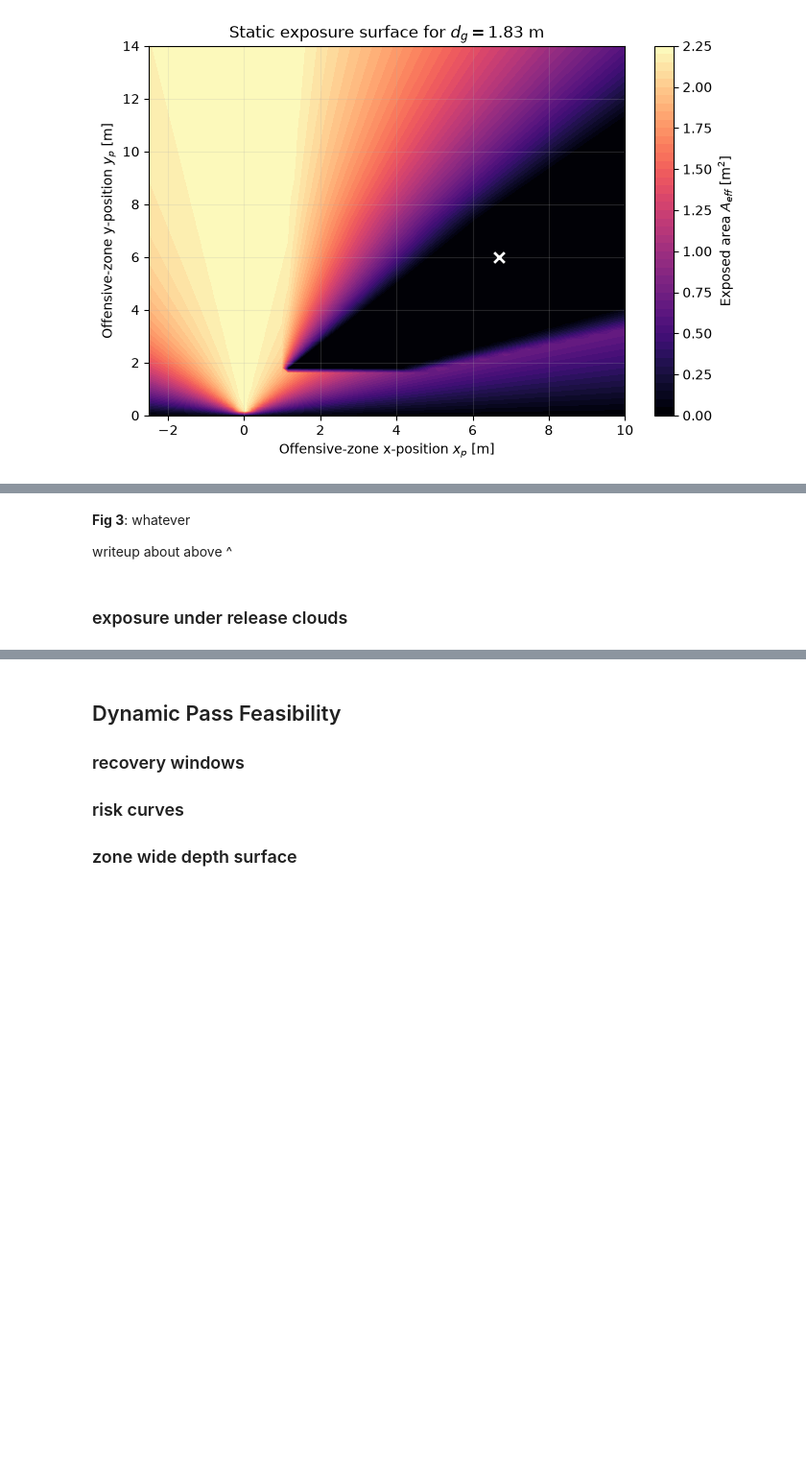
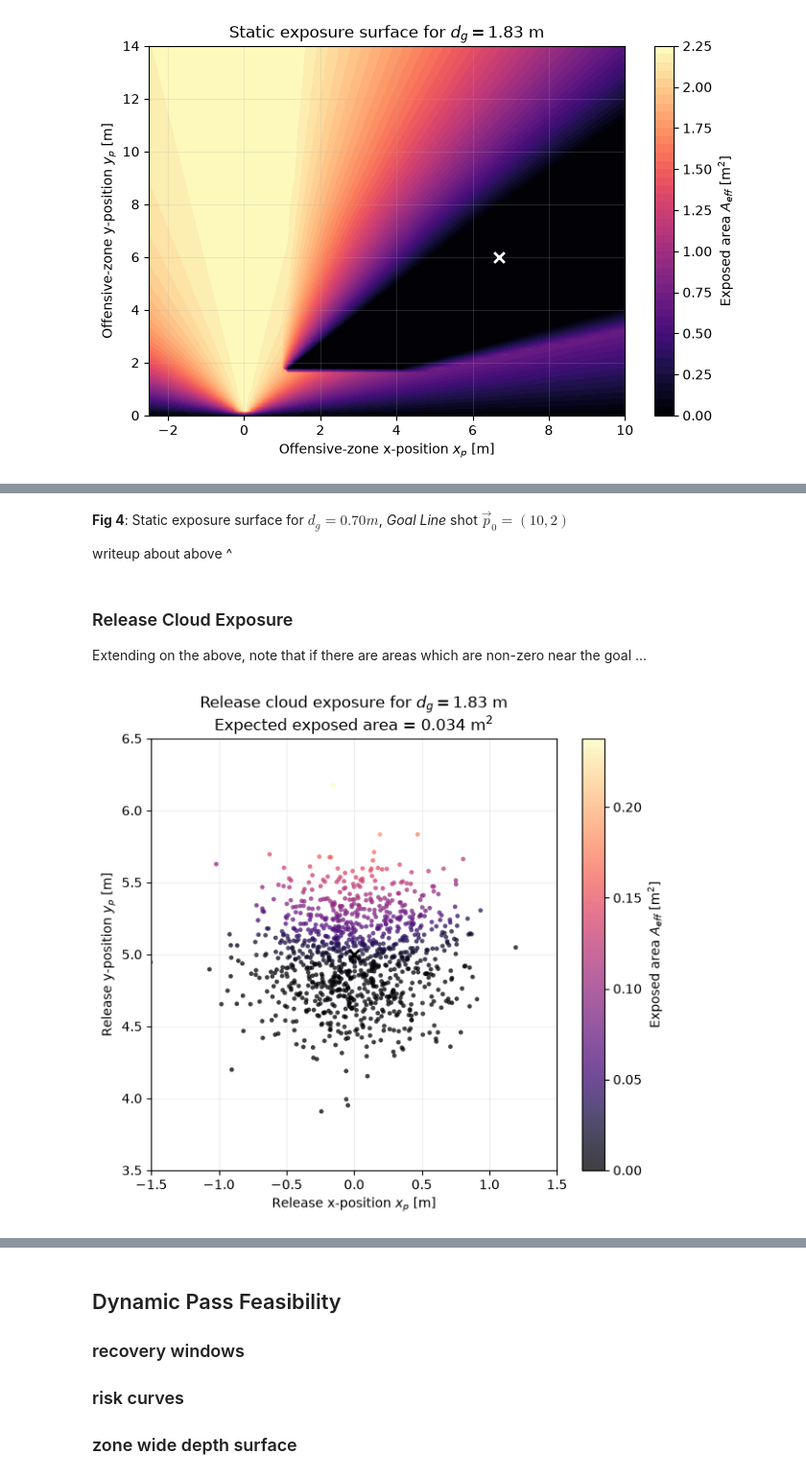
Before and after one commit to kaiwave/goaltender-optimisation-jnb, a Jupyter notebook: main.ipynb, the cells around one changed output, grey strips where cells are left out. Shown at 96% size. Drawn from its saved outputs; the diff is of its cells as text; code cells hidden in the pictures; blank space fills up the shorter version.

Commit message:
fix renderingf of first 2 static sect

```diff
--- a/main.ipynb
+++ b/main.ipynb
@@ -253,6 +253,11 @@ fig, ax = model.plot_exposure_contour(x_grid = np.linspace(-2.0, 12.0, 80), p0=(
 # %% [markdown]
-**Fig 3**: whatever
+**Fig 4**: Static exposure surface for $d_g=0.70m$, *Goal Line* shot $\vec{p}_0=(10,2)$
 
 writeup about above ^
 # %% [markdown]
-### exposure under release clouds
+### Release Cloud Exposure
+Extending on the above, note that if there are areas which are non-zero near the goal ...
+# %%
+fig, ax = model.plot_release_cloud_exposure(p0=(0.0, 5.0))
+# %% [output]
+[figure, added]
```
Also changed, not shown: parts of 17 cells of this notebook, 1 other file.
